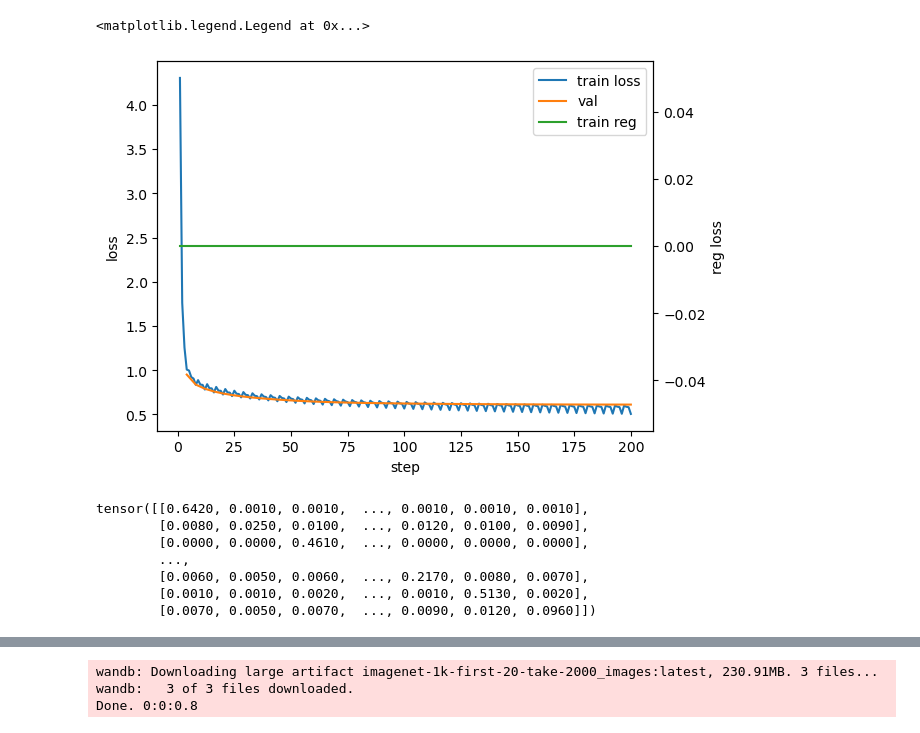
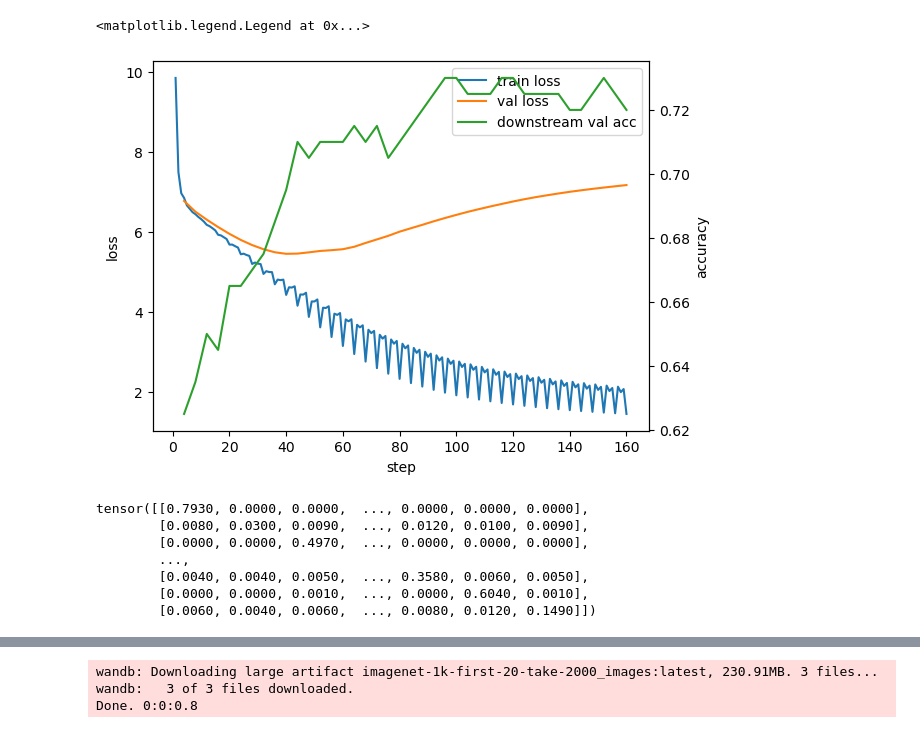
Before and after one commit to nhatkhtn/explain-representation, a Jupyter notebook: notebooks/train_eval_downstream.ipynb, the cells around one changed output, grey strips where cells are left out. Cells and saved outputs as stored; diff of their text form; code cells hidden in the pictures.

Commit message:
Add wandb sweep

```diff
--- a/notebooks/train_eval_downstream.ipynb
+++ b/notebooks/train_eval_downstream.ipynb
@@ -51,18 +90,36 @@ run.config.update(train_configs)
 # %%
 encoding = load_tensor(
-    encoding_artifact_name,
+    base_name="imagenet",
+    phase="local-encoding",
+    identifier="agglomerative",
+    file_name="local-encoding_80.pt",
+    map_location=device,
     wandb_run=run,
 )
 embeddings = load_tensor(
-    embedding_artifact_name,
+    "embeddings.pt",
+    artifact_name=embedding_artifact_name,
+    map_location=device,
     wandb_run=run,
 )
+images_path = get_artifact(
+    image_artifact_name,
+    wandb_run=run,
+).download()
+images_dataset = datasets.load_from_disk(images_path)
+labels_dataset = images_dataset.remove_columns(["image"])
+
 if isinstance(embeddings, list):
     embeddings = torch.cat(embeddings, dim=0)
 embeddings_dataset = datasets.Dataset.from_dict({"targets": embeddings})
 encoding_dataset = datasets.Dataset.from_dict({"inputs": encoding})
 
 xy_dataset = datasets.concatenate_datasets(
-    [encoding_dataset, embeddings_dataset],
+    [encoding_dataset, embeddings_dataset, labels_dataset],
     axis=1
-).with_format("torch").train_test_split(0.1, shuffle=False)
+).with_format("torch").train_test_split(0.1, shuffle=False, seed=random_state)
+
+logger.info("Encoding shape: %s", encoding.shape)
+logger.info("Embeddings shape: %s", embeddings.shape)
+logger.info("Image dataset: %s", images_dataset)
+logger.info("XY dataset: %s", xy_dataset)
@@ -70,18 +147,19 @@ xy_dataset = datasets.concatenate_datasets(
 %load_ext autoreload
 %autoreload 2
 
-device = "cuda:0"
+from exrep.train import train_local_representation
 
 model, logs = train_local_representation(
     alpha=0,
-    model_config=run.config.model_config,
-    loss_config=run.config.loss_config,
-    optimizer_config=run.config.optimizer_config,
+    model_config=run.config.surrogate,
+    loss_config=run.config.loss,
+    optimizer_config=run.config.optimizer,
     train_dataset=xy_dataset["train"],
     val_dataset=xy_dataset["test"],
     keys=embeddings,
     groups=None,
-    num_epochs=50,
+    wandb_run=run,
+    num_epochs=40,
     batch_size=512,
     log_every_n_steps=10,
     device=device,
@@ -112,34 +207,34 @@ logs
 # %%
 fig, ax = plt.subplots()
 
 twin1 = ax.twinx()
 
 p1, = ax.plot([log["step"] for log in logs["train"]], [log["loss"] for log in logs["train"]], 'C0', label="train loss")
-p3, = twin1.plot([log["step"] for log in logs["train"]], [log["loss_reg"] for log in logs["train"]], 'C2', label="train reg")
-p2, = ax.plot([log["step"] for log in logs["val"]], [log["val_loss"] for log in logs["val"]], 'C1', label="val")
+p2, = ax.plot([log["step"] for log in logs["val"]], [log["val_loss"] for log in logs["val"]], 'C1', label="val loss")
+p3, = twin1.plot([log["step"] for log in logs["val"]], [log["classify_val_acc"] for log in logs["val"]], 'C2', label="downstream val acc")
 # p4, = ax.plot([log["step"] for log in logs["train"]], [log["grad_estimator"] for log in logs["train"]], 'C3', label="train total loss")
 
 ax.set_ylabel("loss")
 ax.set_xlabel("step")
 # ax.set_ylim([0, 1])
-twin1.set_ylabel("reg loss")
+twin1.set_ylabel("accuracy")
 ax.legend(handles=[p1, p2, p3])
 # %% [output]
 <matplotlib.legend.Legend at 0x...>
-[figure, old version]
+[figure, new version]
 # %%
 samples_batch = xy_dataset["train"][:100]
 keys_batch = embeddings[:100]
 # %%
-torch.round(torch.softmax((samples_batch["targets"] @ samples_batch["targets"].T) / 1, dim=-1), decimals=3)
+torch.round(torch.softmax((samples_batch["targets"] @ samples_batch["targets"].T) / train_configs['loss']['temp_teacher'], dim=-1), decimals=3)
 # %% [output]
-tensor([[0.6420, 0.0010, 0.0010,  ..., 0.0010, 0.0010, 0.0010],
-        [0.0080, 0.0250, 0.0100,  ..., 0.0120, 0.0100, 0.0090],
-        [0.0000, 0.0000, 0.4610,  ..., 0.0000, 0.0000, 0.0000],
+tensor([[0.7930, 0.0000, 0.0000,  ..., 0.0000, 0.0000, 0.0000],
+        [0.0080, 0.0300, 0.0090,  ..., 0.0120, 0.0100, 0.0090],
+        [0.0000, 0.0000, 0.4970,  ..., 0.0000, 0.0000, 0.0000],
         ...,
-        [0.0060, 0.0050, 0.0060,  ..., 0.2170, 0.0080, 0.0070],
-        [0.0010, 0.0010, 0.0020,  ..., 0.0010, 0.5130, 0.0020],
-        [0.0070, 0.0050, 0.0070,  ..., 0.0090, 0.0120, 0.0960]])
+        [0.0040, 0.0040, 0.0050,  ..., 0.3580, 0.0060, 0.0050],
+        [0.0000, 0.0000, 0.0010,  ..., 0.0000, 0.6040, 0.0010],
+        [0.0060, 0.0040, 0.0060,  ..., 0.0080, 0.0120, 0.1490]])
 # %%
 q, k = model.encode(query=samples_batch["inputs"].to(device), key=samples_batch["targets"].to(device), normalize=True)
 torch.softmax(q @ k.T / model.temperature, dim=1)
```
Also changed, not shown: parts of 7 cells of this notebook, 8 other files.
